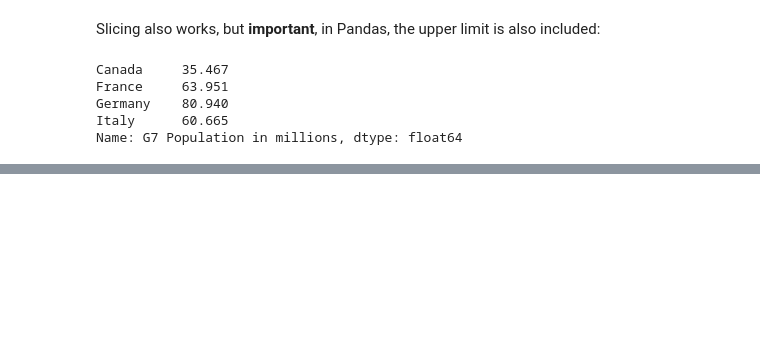
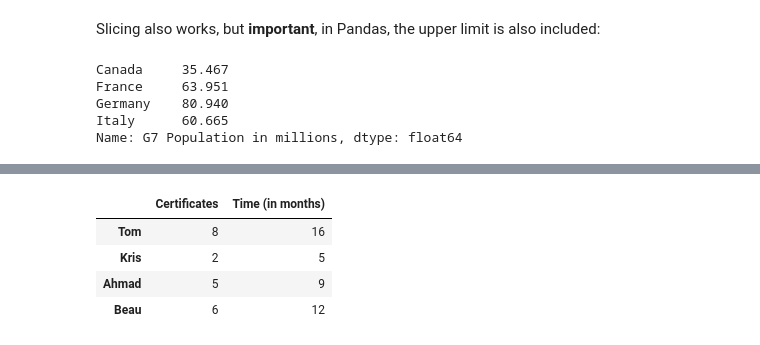
Before and after one commit to WISDOM-OSBORN/DATA-ANALYTICS-COURSE-ONLINE-, a Jupyter notebook: 1 - Pandas - Series.ipynb, the cells around one changed output, grey strips where cells are left out. Cells and saved outputs as stored; diff of their text form; code cells hidden in the pictures; blank space fills up the shorter version.

```diff
--- a/1 - Pandas - Series.ipynb
+++ b/1 - Pandas - Series.ipynb
@@ -433,0 +524,8 @@ Name: G7 Population in millions, dtype: float64
+# %%
+certificates_earned
+# %% [output]
+|  | Certificates | Time (in months) |
+| Tom | 8 | 16 |
+| Kris | 2 | 5 |
+| Ahmad | 5 | 9 |
+| Beau | 6 | 12 |
```
Also changed, not shown: parts of 40 cells of this notebook.
